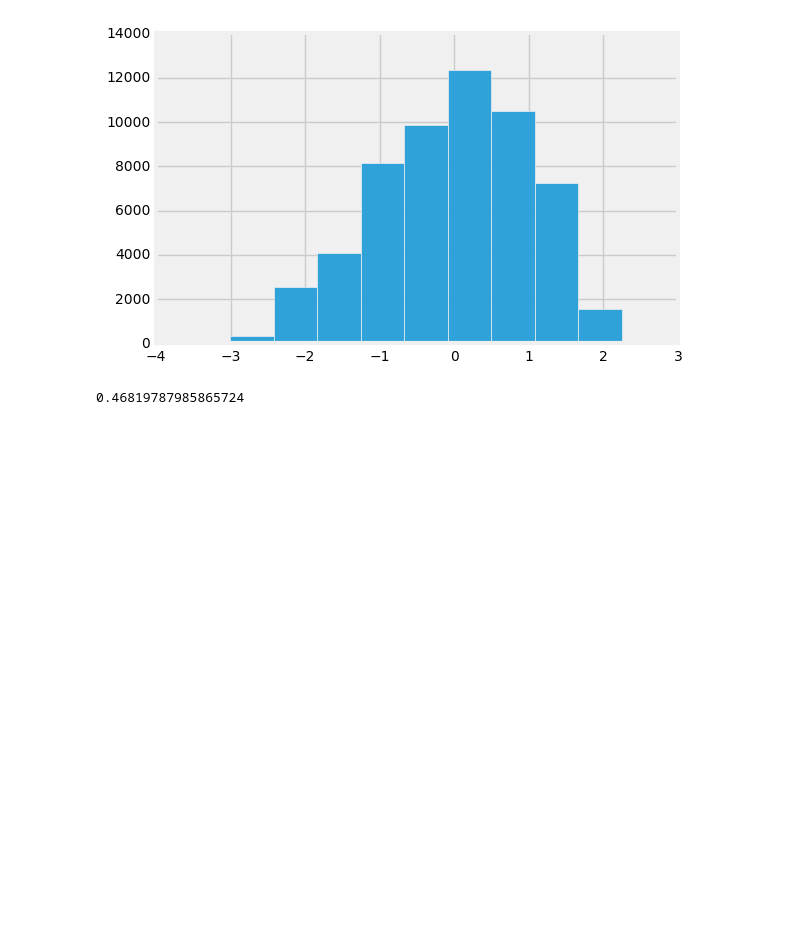
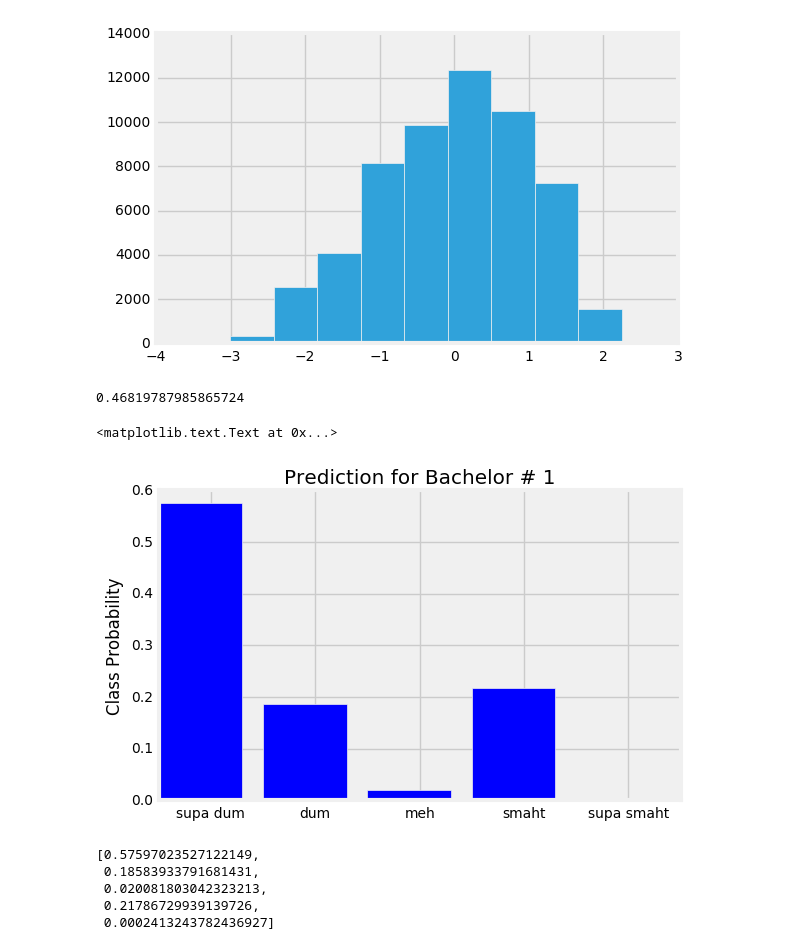
Before and after one commit to bobtian19/McNulty, a Jupyter notebook: Model_bob_CA.ipynb, the cells around one changed output. Cells and saved outputs as stored; diff of their text form; code cells hidden in the pictures; blank space fills up the shorter version.

```diff
--- a/Model_bob_CA.ipynb
+++ b/Model_bob_CA.ipynb
@@ -117,3 +117,22 @@ y_pred = fit.predict(X_test)
 accuracy_score(y_pred,y_test)
 # %% [output]
 0.46819787985865724
+# %%
+#Example Prediction
+Bachelor1 = X_test.iloc[10,:].values.reshape(1,-1)
+y_pred = fit.predict_proba(Bachelor1)
+plt.bar(range(0,5),list(y_pred[0]))
+plt.xticks([0.5,1.5,2.5,3.5,4.5],groups)
+plt.title('Prediction for Bachelor # 1')
+plt.ylabel('Class Probability')
+# %% [output]
+<matplotlib.text.Text at 0x...>
+[figure, added]
+# %%
+list(y_pred[0])
+# %% [output]
+[0.57597023527122149,
+ 0.18583933791681431,
+ 0.020081803042323213,
+ 0.21786729939139726,
+ 0.0002413243782436927]
```
